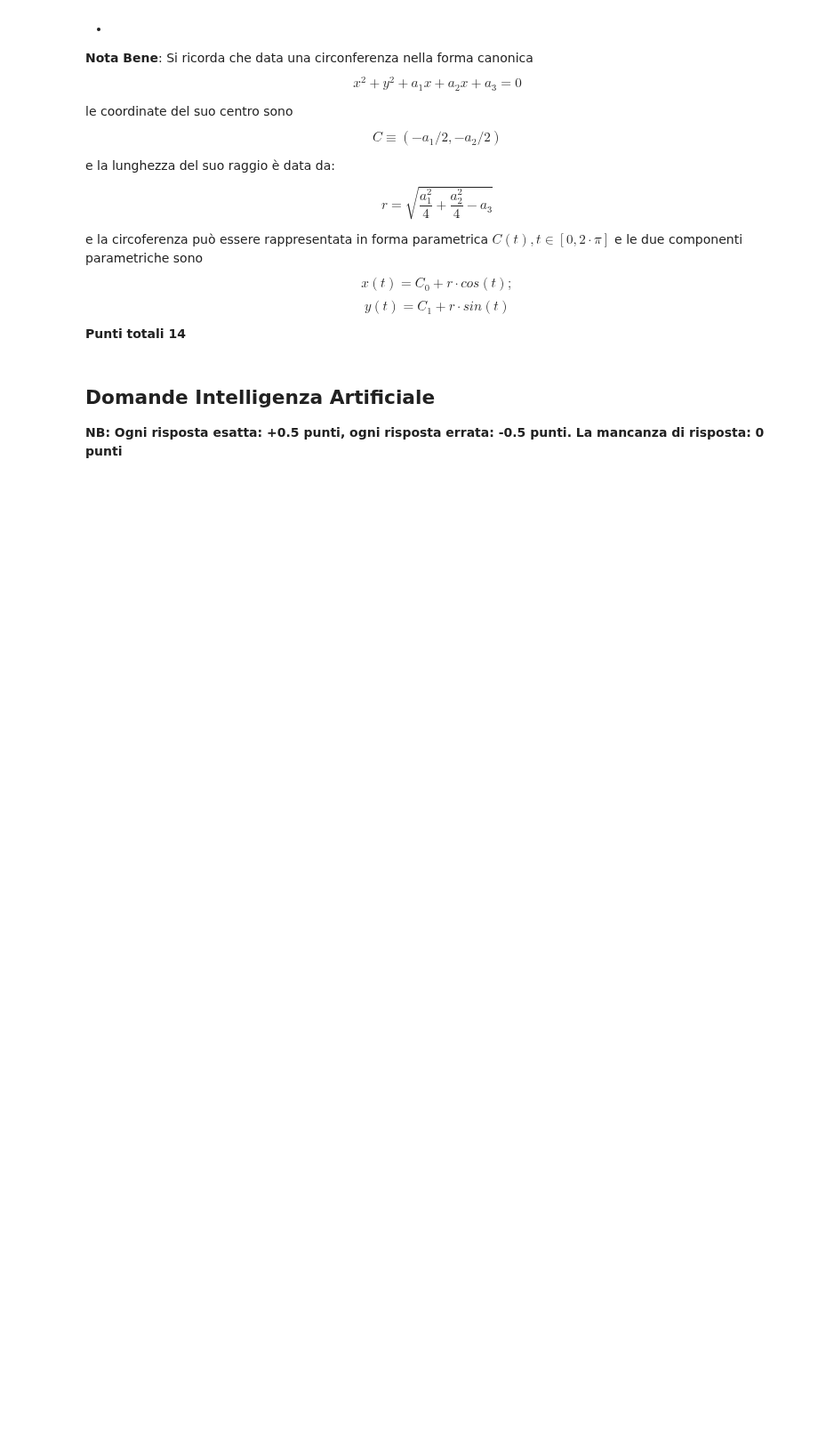
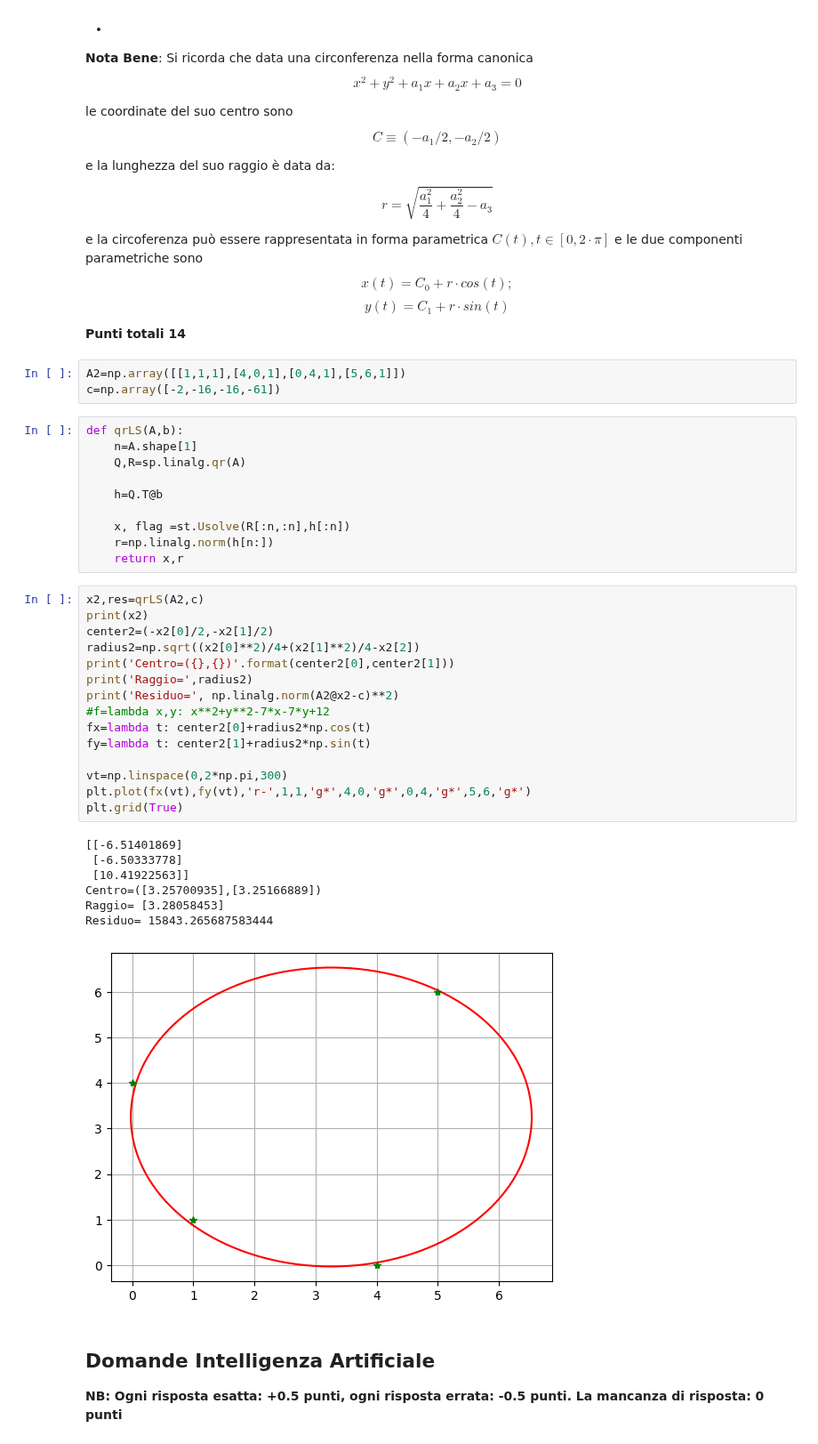
Before and after one commit to delpiter/Numerical_Methods_for_AI, a Jupyter notebook: exams/Exam-May-7/Esame_Metodi_Numerici_7_Maggio_2025.ipynb, the cells around one changed output. Shown at 89% size. Cells and saved outputs as stored; diff of their text form; blank space fills up the shorter version.

```diff
--- a/exams/Exam-May-7/Esame_Metodi_Numerici_7_Maggio_2025.ipynb
+++ b/exams/Exam-May-7/Esame_Metodi_Numerici_7_Maggio_2025.ipynb
@@ -265,6 +315,42 @@ e la circoferenza può essere rappresentata in forma parametrica $C(t),  t \in [
 
 
 **Punti totali 14**
+# %%
+A2=np.array([[1,1,1],[4,0,1],[0,4,1],[5,6,1]])
+c=np.array([-2,-16,-16,-61])
+# %%
+def qrLS(A,b):
+    n=A.shape[1]
+    Q,R=sp.linalg.qr(A)
+
+    h=Q.T@b
+
+    x, flag =st.Usolve(R[:n,:n],h[:n])
+    r=np.linalg.norm(h[n:])
+    return x,r
+# %%
+x2,res=qrLS(A2,c)
+print(x2)
+center2=(-x2[0]/2,-x2[1]/2)
+radius2=np.sqrt((x2[0]**2)/4+(x2[1]**2)/4-x2[2])
+print('Centro=({},{})'.format(center2[0],center2[1]))
+print('Raggio=',radius2)
+print('Residuo=', np.linalg.norm(A2@x2-c)**2)
+#f=lambda x,y: x**2+y**2-7*x-7*y+12
+fx=lambda t: center2[0]+radius2*np.cos(t)
+fy=lambda t: center2[1]+radius2*np.sin(t)
+
+vt=np.linspace(0,2*np.pi,300)
+plt.plot(fx(vt),fy(vt),'r-',1,1,'g*',4,0,'g*',0,4,'g*',5,6,'g*')
+plt.grid(True)
+# %% [output]
+[[-6.51401869]
+ [-6.50333778]
+ [10.41922563]]
+Centro=([3.25700935],[3.25166889])
+Raggio= [3.28058453]
+Residuo= 15843.265687583444
+[figure, added]
 # %% [markdown]
 ## Domande Intelligenza Artificiale
 **NB: Ogni risposta esatta:  +0.5 punti, ogni risposta errata: -0.5 punti. La mancanza di risposta:  0 punti**
```
Also changed, not shown: parts of 11 cells of this notebook.
